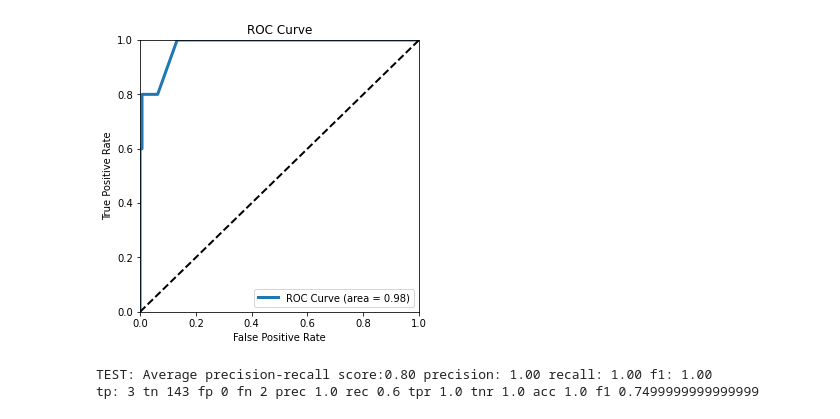
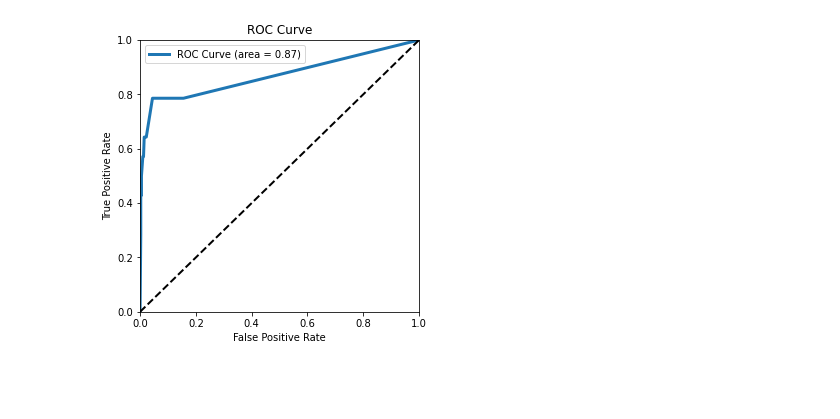
Before and after one commit to leosmerling-hopeit/fraud-poc, a Jupyter notebook: 05-train-model.ipynb, the cells around one changed output. Saved outputs shown, nothing was run; the diff lists cells and outputs as text; code cells hidden in the pictures; blank space fills up the shorter version.

```diff
--- a/05-train-model.ipynb
+++ b/05-train-model.ipynb
@@ -70,0 +160,9 @@ evals
+# %%
+from hopeit.testing.apps import config, execute_event
+
+app_config = config('config/training-pipeline.json')
+job = TrainingDataJob(sources={'customer_id': './data/features/customer_id/', 'email': './data/features/email/'},
+                      sampled='./data/training/sampled/', validation='./data/training/validation/')
+
+result = await execute_event(app_config, 'model.train', job)
+result
@@ -72,6 +189,7 @@ evals
 import matplotlib.pyplot as plt
 from xgboost import plot_tree
 
+bst = _load_model(result.model_path)
 plot_tree(bst, num_trees=1)
 fig = plt.gcf()
 fig.set_size_inches(100, 100)
@@ -90,55 +209,31 @@ plt.show()
-# %%
-y_hat = dask_xgboost.predict(client, bst, X_test).persist()
+# %%
+client = get_client()
+try:
+    df = dd.read_parquet(result.validation_data, engine='fastparquet')
+    X, y = _features_and_labels(df)
+    y_hat = dask_xgboost.predict(client, bst, X).persist()
+    y, y_hat = dask.compute(y, y_hat)
+finally:
+    client.close()
 # %%
 from sklearn.metrics import roc_curve
 
-y_test, y_hat = dask.compute(y_test, y_hat)
-fpr, tpr, _ = roc_curve(y_test, y_hat)
+fpr, tpr, _ = roc_curve(y, y_hat)
 
 from sklearn.metrics import auc
 
 fig, ax = plt.subplots(figsize=(5, 5))
 ax.plot(fpr, tpr, lw=3,
         label='ROC Curve (area = {:.2f})'.format(auc(fpr, tpr)))
 ax.plot([0, 1], [0, 1], 'k--', lw=2)
 ax.set(
     xlim=(0, 1),
     ylim=(0, 1),
     title="ROC Curve",
     xlabel="False Positive Rate",
     ylabel="True Positive Rate",
 )
 ax.legend();
 plt.show()
 # %% [output]
-[figure, old version]
+[figure, new version]
-# %%
-from sklearn.metrics import average_precision_score, f1_score, precision_score, recall_score
-f1 = f1_score(y_test, y_hat > 0.5)
-precision = precision_score(y_test, y_hat > 0.5)
-recall = recall_score(y_test, y_hat > 0.5)
-
-average_precision = average_precision_score(y_test, y_hat)
-
-print('TEST: Average precision-recall score:{0:0.2f} precision:{1: 0.2f} recall:{1: 0.2f} f1:{1: 0.2f}'.format(
-      average_precision, precision, recall, f1))
-
-treshold = 0.5
-tp, tn, fp, fn = 0, 0, 0, 0
-for v, p  in zip(y_test.to_numpy() > treshold, y_hat > treshold):
-    if v and p: tp += 1
-    elif v and not p: fn += 1
-    elif not v and not p: tn += 1
-    elif not v and p: fp += 1
-
-
-tpr = tp/(tp+fp)
-rec = tp/(tp+fn)
-tnr = tn/(tn+fp)
-acc = (tpr + tnr) / 2
-f1 = 2*(tpr*rec)/(tpr+rec)
-
-print('tp:', tp, 'tn', tn, 'fp', fp, 'fn', fn, 'prec', tpr, 'rec',rec, 'tpr', tpr, 'tnr', tnr, 'acc', acc, 'f1', f1 )
-# %% [output]
-TEST: Average precision-recall score:0.80 precision: 1.00 recall: 1.00 f1: 1.00
-tp: 3 tn 143 fp 0 fn 2 prec 1.0 rec 0.6 tpr 1.0 tnr 1.0 acc 1.0 f1 0.7499999999999999
```
Also changed, not shown: parts of 20 cells of this notebook, 6 other files.
